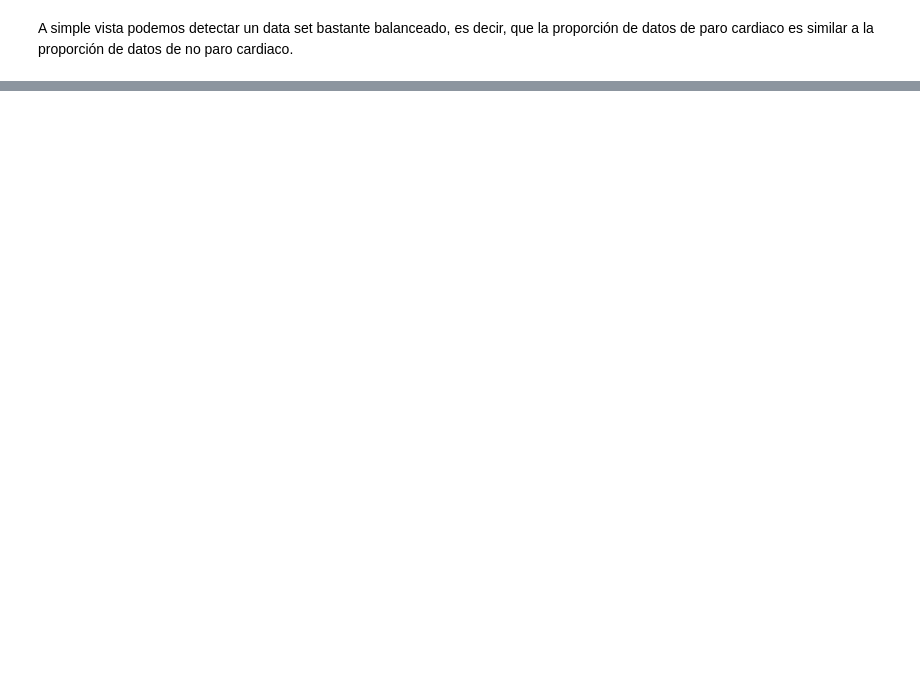
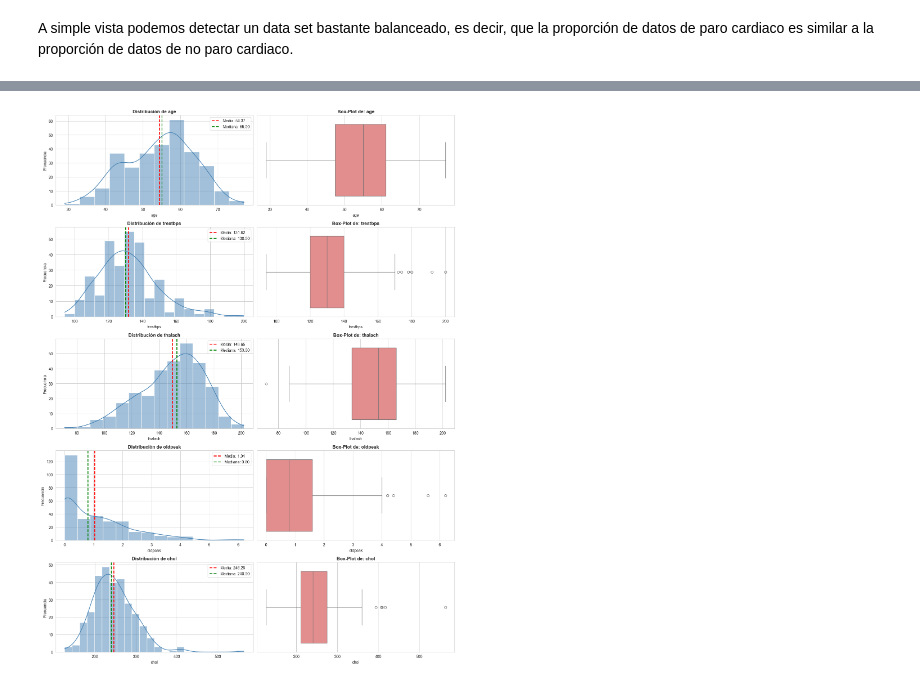
Before and after one commit to AlexSc97/modelo-predictivo-paro-cardiaco, a Jupyter notebook: notebooks/explore.ipynb, the cells around one changed output, grey strips where cells are left out. Saved outputs shown, nothing was run; the diff lists cells and outputs as text; code cells hidden in the pictures; blank space fills up the shorter version.

```diff
--- a/notebooks/explore.ipynb
+++ b/notebooks/explore.ipynb
@@ -170,0 +280,26 @@ A simple vista podemos detectar un data set bastante balanceado, es decir, que l
+# %%
+# Seleccionar variables continuas, seleccionamos aquellas que tengan numero continuo.
+
+continuous_var = ['age', 'trestbps','thalach','oldpeak','chol']
+
+fig, axes = plt.subplots(len(continuous_var), 2, figsize=(15, 4*len(categorical_cols)))
+
+for idx, col in enumerate(continuous_var):
+    # Histograma con curva KDE
+    sns.histplot(data=df, x=col, kde=True, ax=axes[idx, 0], color='steelblue')
+    axes[idx, 0].set_title(f'Distribución de {col}', fontsize=12, fontweight='bold')
+    axes[idx, 0].set_xlabel(col, fontsize=10)
+    axes[idx, 0].set_ylabel('Frecuencia', fontsize=10)
+    # Lineas de media y mediana
+    mean_val = df[col].mean()
+    median_val = df[col].median()
+    axes[idx, 0].axvline(mean_val, color='red', linestyle="--", linewidth=2, label=f"Media: {mean_val:.2f}")
+    axes[idx, 0].axvline(median_val, color='green', linestyle="--", linewidth=2, label=f"Mediana: {median_val:.2f}")
+    axes[idx, 0].legend()
+    # Boxplots
+    sns.boxplot(data=df, x=col, color="lightcoral", ax=axes[idx, 1])
+    axes[idx, 1].set_title(f"Box-Plot de: {col}", fontsize='12', fontweight='bold')
+plt.tight_layout()
+plt.show()
+# %% [output]
+[figure, added]
```
Also changed, not shown: parts of 19 cells of this notebook.
